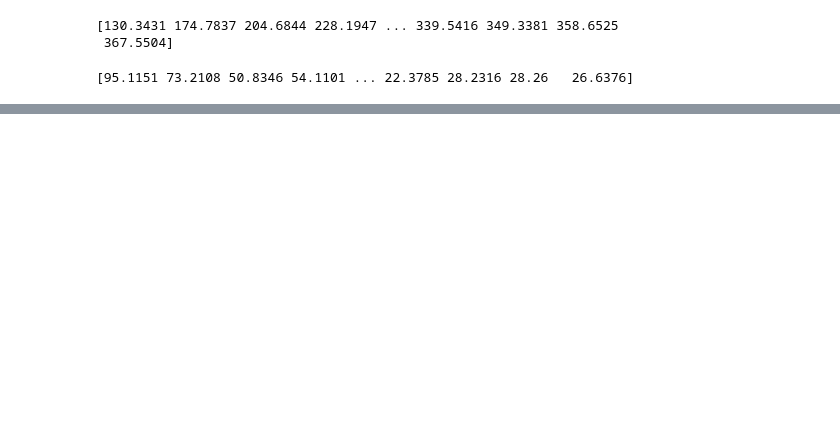
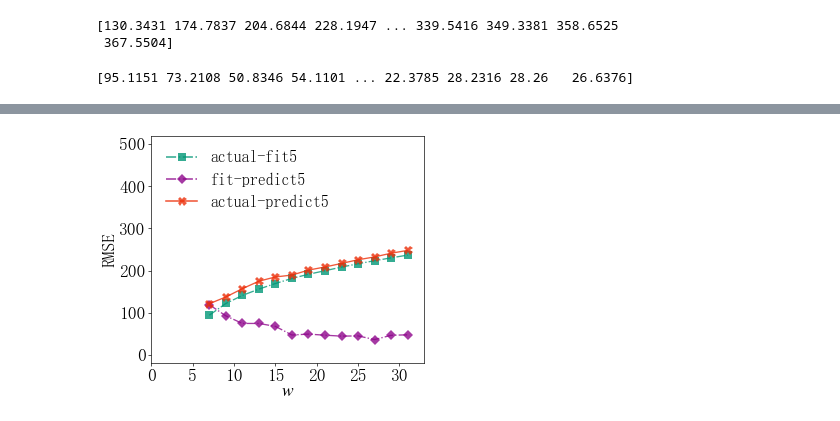
Before and after one commit to orange180/scada-data-of-a-wind-turbine, a Jupyter notebook: predict_rmse_w_k_plot3.ipynb, the cells around one changed output, grey strips where cells are left out. Saved outputs shown, nothing was run; the diff lists cells and outputs as text; code cells hidden in the pictures; blank space fills up the shorter version.

```diff
--- a/predict_rmse_w_k_plot3.ipynb
+++ b/predict_rmse_w_k_plot3.ipynb
@@ -111,0 +158,46 @@ plt.close(fig)
+# %%
+plt.rcParams['axes.unicode_minus'] = False  # 解决负号显示问题
+config = {
+            "font.family": 'serif',
+            "font.size": 21,
+            "mathtext.fontset": 'stix',
+            "font.serif": ['SimSun'],
+         }
+rcParams.update(config)
+fig, ax1 = plt.subplots(figsize=(6, 5), dpi=60)
+# 绘图
+# 自变量
+x = (np.arange(15)+1)*2+1
+# y = record[2]
+colors = ['#009675ca', '#8e058bca', '#ec2d07ca', '#1d6a0fca', '#173ebcca']
+markers = ['s', 'D', 'X', '*', 'P']
+msize = [8.5, 7.8, 10.8, 15, 10.8]
+plt.plot(x, record1[4,:], label=r'actual-fit5', linewidth=1.6, linestyle='-.', color=colors[0], marker=markers[0], markersize = msize[0], markerfacecolor=colors[0], markeredgecolor='#FD4040', markeredgewidth=0)
+plt.plot(x, record2[4,:], label=r'fit-predict5', linewidth=1.6, linestyle='-.', color=colors[1], marker=markers[1], markersize = msize[1], markerfacecolor=colors[1], markeredgecolor='#249166', markeredgewidth=0)
+plt.plot(x, record[2,:], label=r'actual-predict5', linewidth=1.6, linestyle='-', color=colors[2], marker=markers[2], markersize = msize[2], markerfacecolor=colors[2], markeredgecolor='#FD4040', markeredgewidth=0)
+# plt.plot(x, record[3,:], label=r'order=6', linewidth=1.6, linestyle='--', color=colors[3], marker=markers[3], markersize = msize[3], markerfacecolor=colors[3], markeredgecolor='#FD4040', markeredgewidth=0)
+# plt.plot(x, record[4,:], label=r'order=8', linewidth=1.6, linestyle='--', color=colors[4], marker=markers[4], markersize = msize[4], markerfacecolor=colors[4], markeredgecolor='#FD4040', markeredgewidth=0)
+
+# 设置坐标系
+plt.xlim(0, 33)
+plt.ylim(-20, 520)
+# 坐标轴名
+ax1.set_xlabel(r'$w$', labelpad=1)#, fontsize=10
+ax1.set_ylabel('RMSE', labelpad=4)
+#设置主刻度标签的位置sss
+ax1.xaxis.set_major_locator(plt.MultipleLocator(5)) #将轴主刻度标签设置为 的倍数
+# ax1.yaxis.set_major_locator(plt.MultipleLocator(.2))
+
+legend = plt.legend(loc='upper left',frameon=False, ncol=1,fancybox=False,
+                    facecolor='white', fontsize=19)#loc='upper left', ,edgecolor='black', fontsize=7, bbox_to_anchor=(.6, 1)
+# set the linewidth of each legend object
+for legobj in legend.legendHandles:
+	legobj.set_linewidth(1.9)
+
+plt.tight_layout()
+plt.savefig('./output/predict_rmse_w_k_plot35.jpg', dpi=600)
+# plt.savefig('./output/'+time.strftime('%Y_%m_%d_%H_%M_%S', time.localtime())+'.tiff', dpi=300)
+plt.show()
+plt.close(fig)
+# %% [output]
+[figure, added]
```
Also changed, not shown: parts of 3 cells of this notebook, 33 other files.
